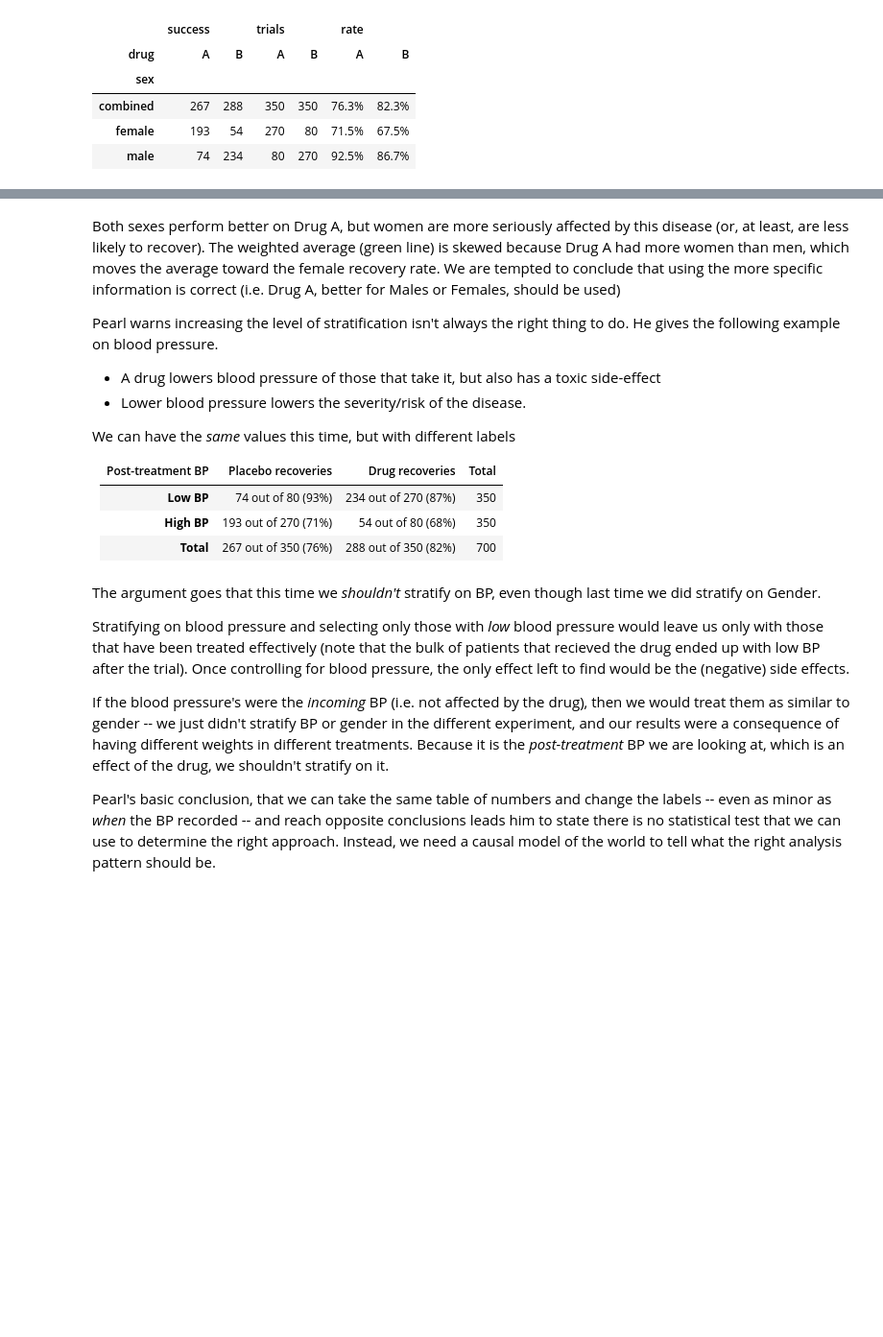
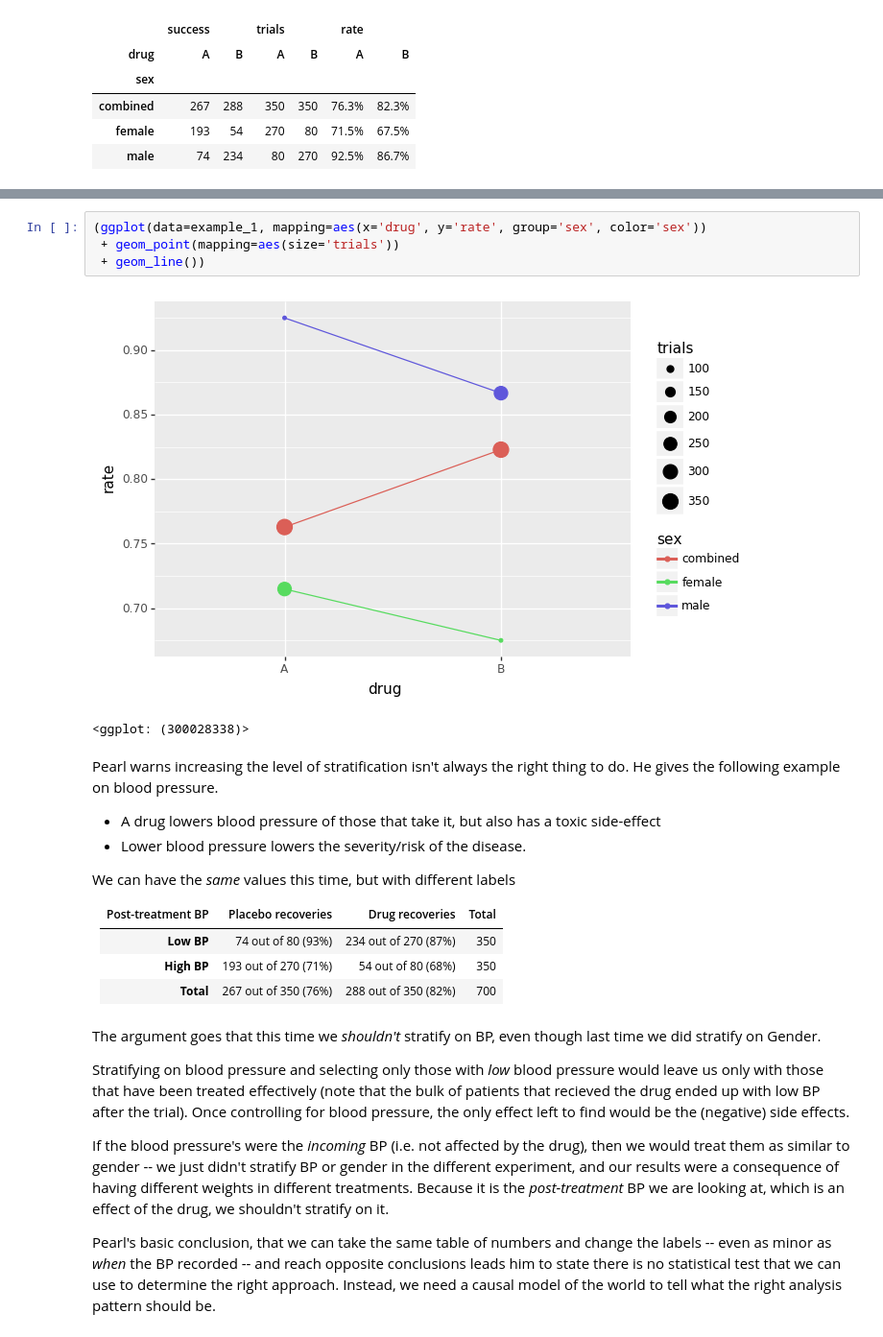
Before and after one commit to kiwidamien/causal, a Jupyter notebook: simpson/chapter1.ipynb, the cells around one changed output, grey strips where cells are left out. Shown: that part at 96% size. Cells and saved outputs as stored; diff of their text form; blank space fills up the shorter version.

Commit message:
added sample size to the graphs

```diff
--- a/simpson/chapter1.ipynb
+++ b/simpson/chapter1.ipynb
@@ -75,7 +80,11 @@ sns.catplot(x="drug", y="rate", hue='sex', kind="point", s='trials', data=exampl
+# %%
+(ggplot(data=example_1, mapping=aes(x='drug', y='rate', group='sex', color='sex'))
+ + geom_point(mapping=aes(size='trials'))
+ + geom_line())
+# %% [output]
+[figure, added]
+<ggplot: (300028338)>
 # %% [markdown]
-Both sexes perform better on Drug A, but women are more seriously affected by this disease (or, at least, are less likely to recover). The weighted average (green line) is skewed because Drug A had more women than men, which moves the average toward the female recovery rate. We are tempted to conclude that using the more specific information is correct (i.e. Drug A, better for Males or Females, should be used)
-
-
 Pearl warns increasing the level of stratification isn't always the right thing to do. He gives the following example on blood pressure.
 - A drug lowers blood pressure of those that take it, but also has a toxic side-effect
 - Lower blood pressure lowers the severity/risk of the disease.
```
Also changed, not shown: parts of 8 cells of this notebook.
